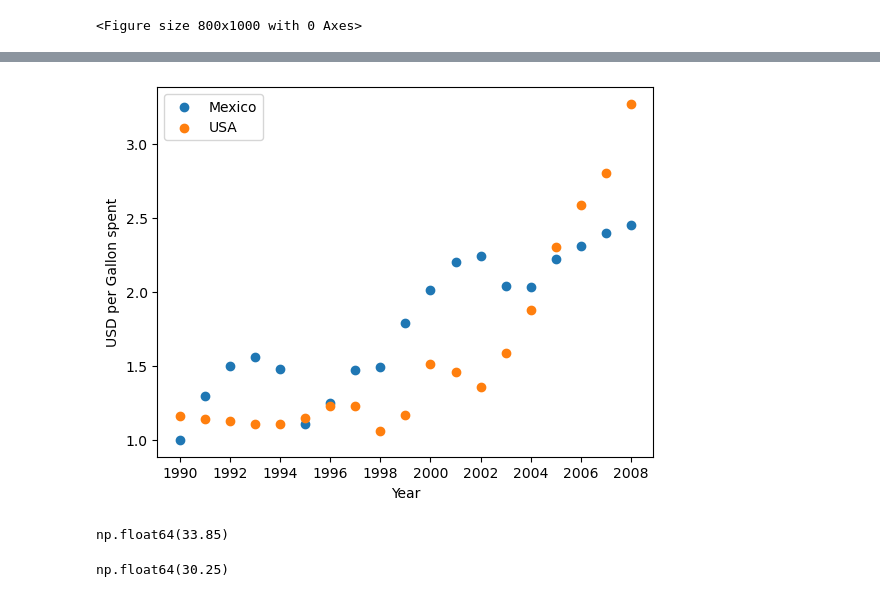
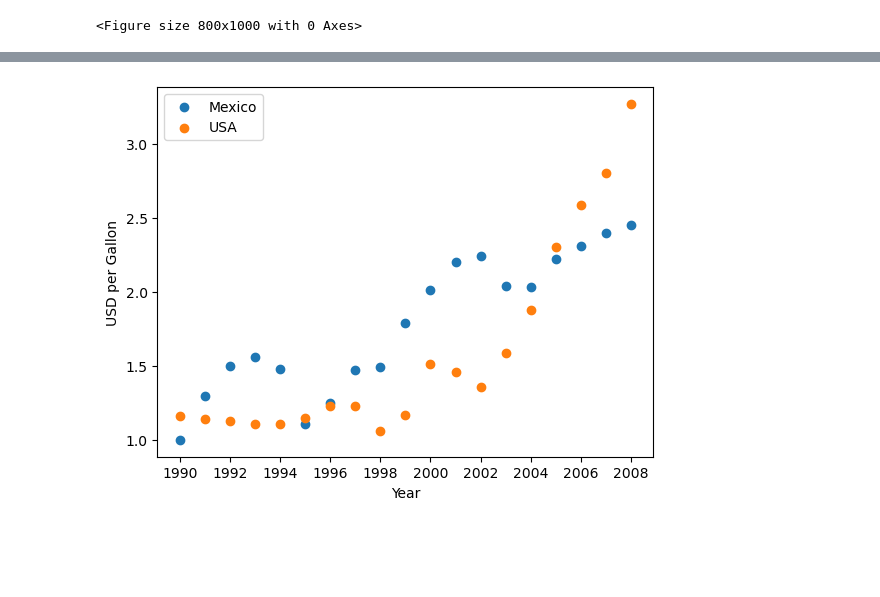
Before and after one commit to navarort-dev/Port.files, a Jupyter notebook: Gas_prices.ipynb, the cells around one changed output, grey strips where cells are left out. Saved outputs shown, nothing was run; the diff lists cells and outputs as text; code cells hidden in the pictures; blank space fills up the shorter version.

```diff
--- a/Gas_prices.ipynb
+++ b/Gas_prices.ipynb
@@ -65,0 +32,3 @@ dtype: float64
+# %%
+gas.index=pd.RangeIndex(start=1, stop=len(gas) + 1)
+gas.head(5)
@@ -115,20 +83,11 @@ np.float64(83.75)
 # %%
-#which country spent the least on gas from 1990-2008?
+#Gas prices were overall lowest in the recorded data
 plt.scatter(x=gas.Year, y=gas.Mexico, label='Mexico')
 plt.scatter(x=gas.Year, y=gas.USA, label='USA')
 plt.xlabel('Year')
-plt.ylabel('USD per Gallon spent')
+plt.ylabel('USD per Gallon')
 plt.xticks(gas.Year[::2])
 plt.legend()
 plt.show()
 # %% [output]
-[figure, old version]
+[figure, new version]
-# %%
-gas.Mexico.sum()
-# %% [output]
-np.float64(33.85)
-# %%
-#America wins this round!
-gas.USA.sum()
-# %% [output]
-np.float64(30.25)
```
Also changed, not shown: parts of 15 cells of this notebook.
